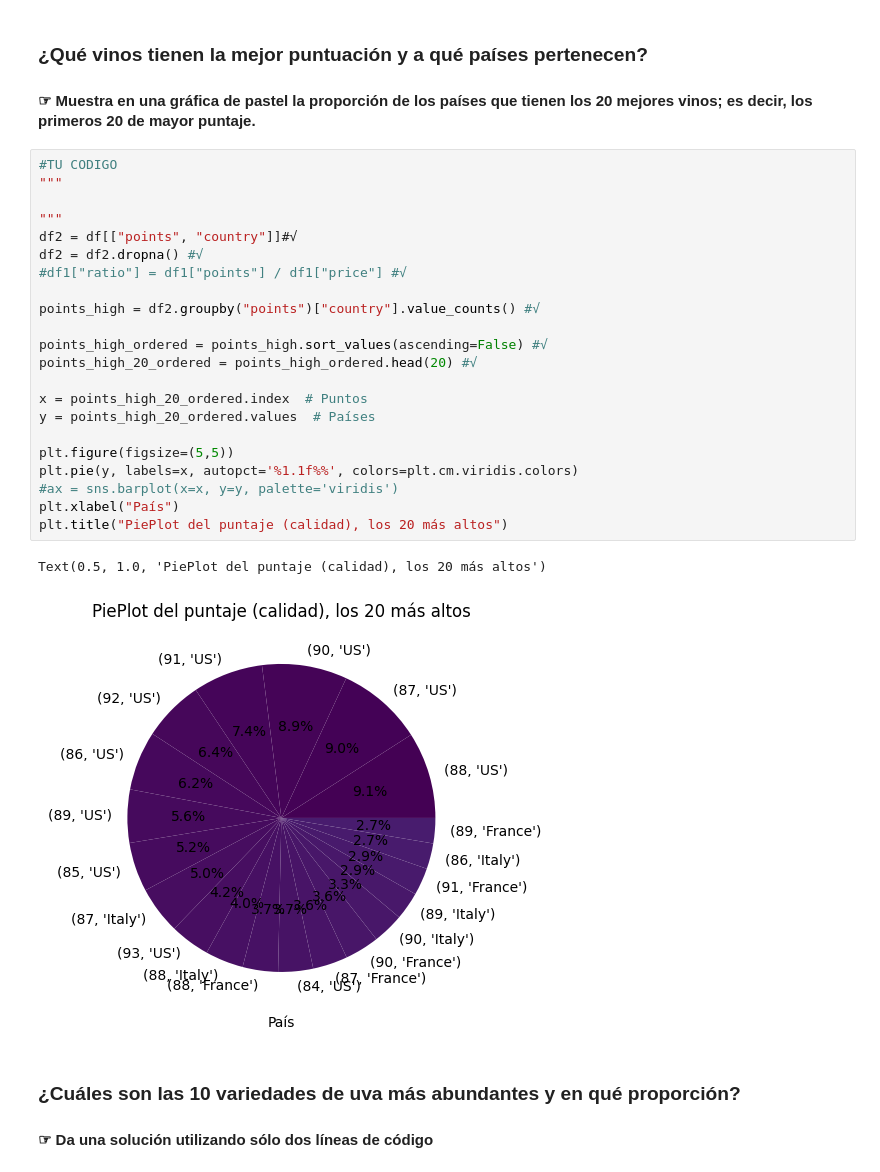
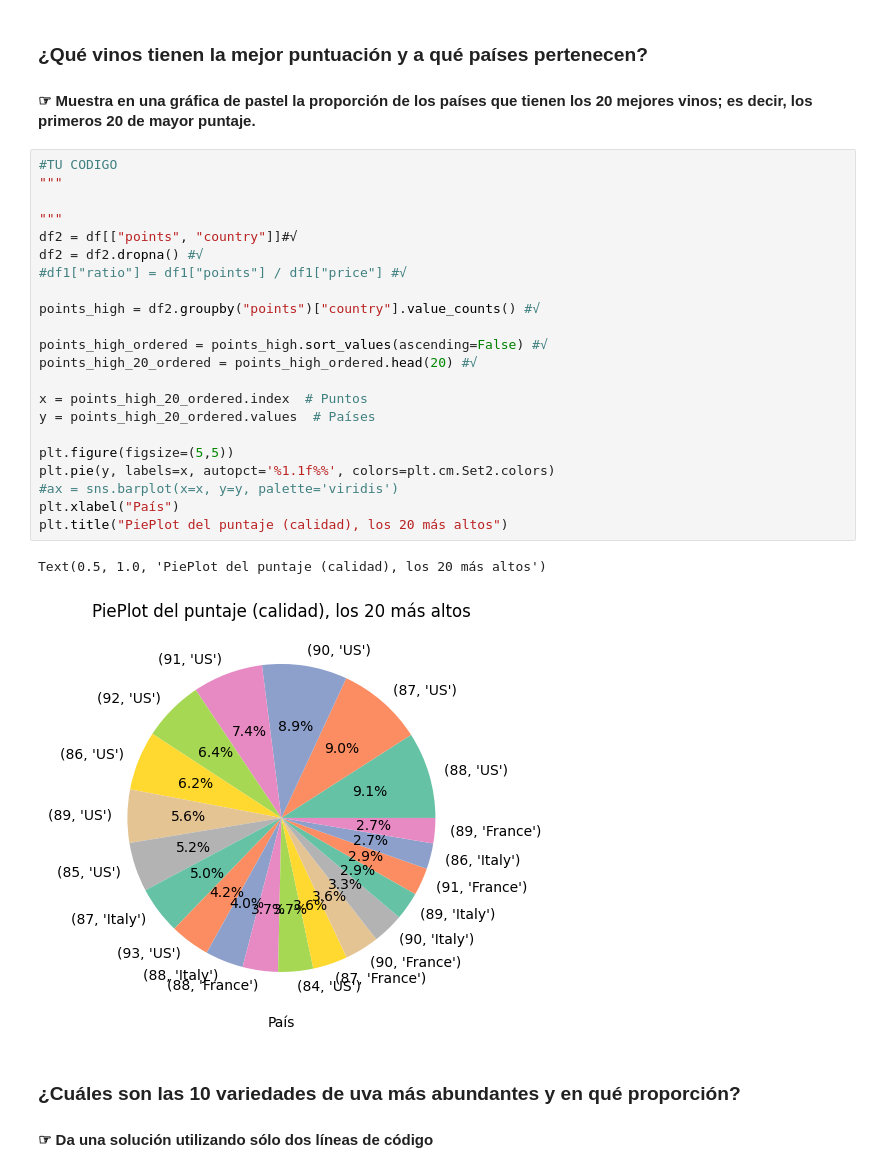
Before and after one commit to armandres/Ejercicio_diplomado, a Jupyter notebook: Copia_de_Practica4_Pandas.ipynb, the cells around one changed output. Drawn from its saved outputs; the diff is of its cells as text.

```diff
--- a/Copia_de_Practica4_Pandas.ipynb
+++ b/Copia_de_Practica4_Pandas.ipynb
@@ -355,28 +355,28 @@ Passing `palette` without assigning `hue` is deprecated and will be removed in v
 # %%
 #TU CODIGO
 """
 
 """
 df2 = df[["points", "country"]]#√
 df2 = df2.dropna() #√
 #df1["ratio"] = df1["points"] / df1["price"] #√
 
 points_high = df2.groupby("points")["country"].value_counts() #√
 
 points_high_ordered = points_high.sort_values(ascending=False) #√
 points_high_20_ordered = points_high_ordered.head(20) #√
 
 x = points_high_20_ordered.index  # Puntos
 y = points_high_20_ordered.values  # Países
 
 plt.figure(figsize=(5,5))
-plt.pie(y, labels=x, autopct='%1.1f%%', colors=plt.cm.viridis.colors)
+plt.pie(y, labels=x, autopct='%1.1f%%', colors=plt.cm.Set2.colors)
 #ax = sns.barplot(x=x, y=y, palette='viridis')
 plt.xlabel("País")
 plt.title("PiePlot del puntaje (calidad), los 20 más altos")
 # %% [output]
 Text(0.5, 1.0, 'PiePlot del puntaje (calidad), los 20 más altos')
-[figure, old version]
+[figure, new version]
 # %% [markdown]
 ### __¿Cuáles son las 10 variedades de uva más abundantes y en qué proporción?__
 
```
